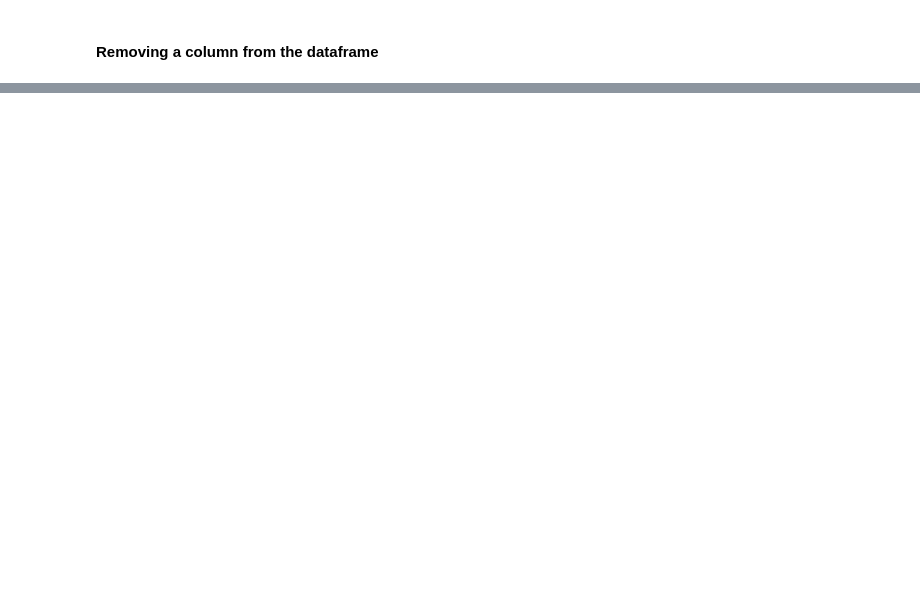
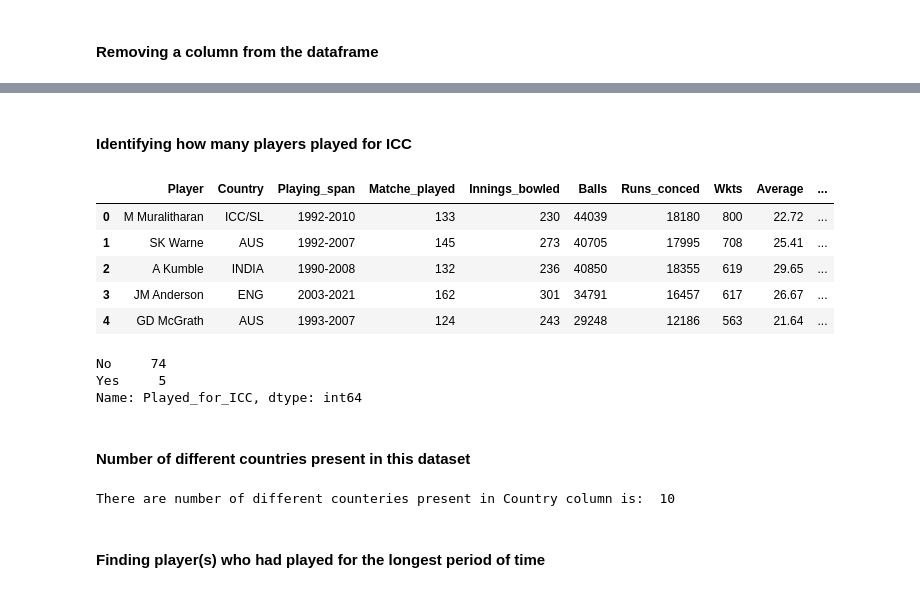
Before and after one commit to tipubari2013/bowlers_analysis_test_cricket, a Jupyter notebook: bowlers_analysis_test_cricket.ipynb, the cells around one changed output, grey strips where cells are left out. Saved outputs shown, nothing was run; the diff lists cells and outputs as text; code cells hidden in the pictures; blank space fills up the shorter version.

```diff
--- a/bowlers_analysis_test_cricket.ipynb
+++ b/bowlers_analysis_test_cricket.ipynb
@@ -164,0 +193,3 @@ display(df.head())
+# %%
+df.drop(['BBI','BBM'], axis=1, inplace=True)
+df.head()
@@ -164,0 +203,59 @@ display(df.head())
+# %% [markdown]
+#### Identifying how many players played for ICC
+# %%
+# splitting the 'Player' column to get the information about 'Country'
+df_player = df['Player_name'].str.split("(", expand=True)
+
+# concatinating 'Country' with the main dataframe
+df = pd.concat([df, df_player], axis=1)
+
+# dropping the 'Player' columns
+df = df.drop('Player_name', axis=1)
+
+# renaming the column names
+df = df.rename(columns={0: 'Player',
+                        1: 'Country'})
+
+# remove the ")" from the 'Country' column
+df['Country'] = df['Country'].str.replace(")", "", regex=True)
+
+# rearrange the columns
+new_col_sequence = ['Player', 'Country' , 'Playing_span', 'Matche_played', 'Innings_bowled', 'Balls', 'Runs_conced', 'Wkts',
+                    'Average', 'Economy_rate', 'Bowling_strike_rate', 'Five_wickets']
+df = df[new_col_sequence]
+df.head()
+# %% [output]
+|  | Player | Country | Playing_span | Matche_played | Innings_bowled | Balls | Runs_conced | Wkts | Average | ... |
+| 0 | M Muralitharan | ICC/SL | 1992-2010 | 133 | 230 | 44039 | 18180 | 800 | 22.72 | ... |
+| 1 | SK Warne | AUS | 1992-2007 | 145 | 273 | 40705 | 17995 | 708 | 25.41 | ... |
+| 2 | A Kumble | INDIA | 1990-2008 | 132 | 236 | 40850 | 18355 | 619 | 29.65 | ... |
+| 3 | JM Anderson | ENG | 2003-2021 | 162 | 301 | 34791 | 16457 | 617 | 26.67 | ... |
+| 4 | GD McGrath | AUS | 1993-2007 | 124 | 243 | 29248 | 12186 | 563 | 21.64 | ... |
+# %%
+# A function can be useful to identify how many players played for ICC
+def icc_check(x):
+    if "ICC" in x:
+        return "Yes"
+    else:
+        return "No"
+
+
+df['Played_for_ICC'] = df['Country'].apply(icc_check)
+# df['played_for_INDIA'] = df['Country'].apply(INDIA_check)
+
+df['Played_for_ICC'].value_counts()
+# %% [output]
+No     74
+Yes     5
+Name: Played_for_ICC, dtype: int64
+# %% [markdown]
+#### Number of different countries present in this dataset
+# %%
+df['Country'] = df['Country'].str.replace("ICC/", "")
+df['Country'] = df['Country'].str.replace("/ICC", "")
+
+print("There are number of different counteries present in Country column is: ",(len(df['Country'].unique())))
+# %% [output]
+There are number of different counteries present in Country column is:  10
+# %% [markdown]
+#### Finding player(s) who had played for the longest period of time
```
Also changed, not shown: parts of 27 cells of this notebook.
